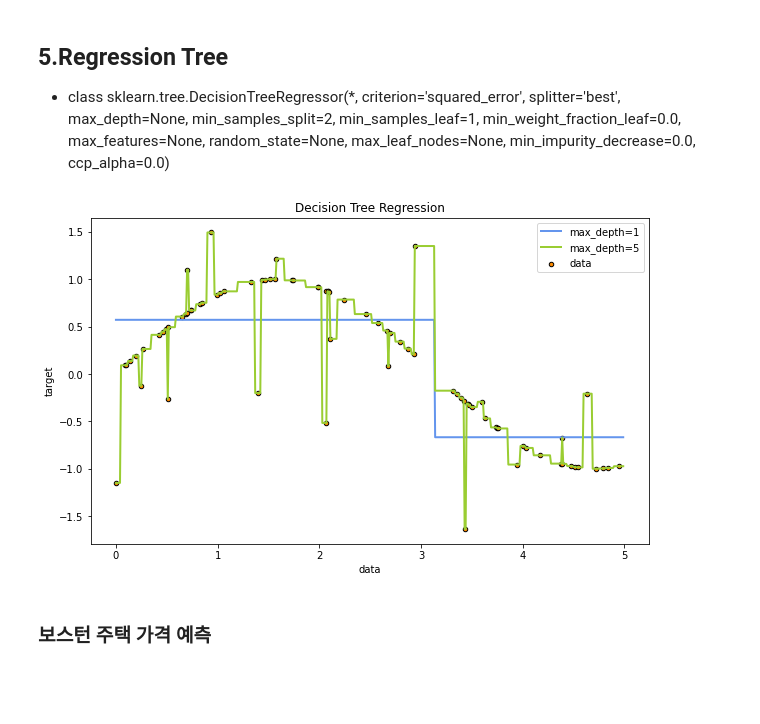
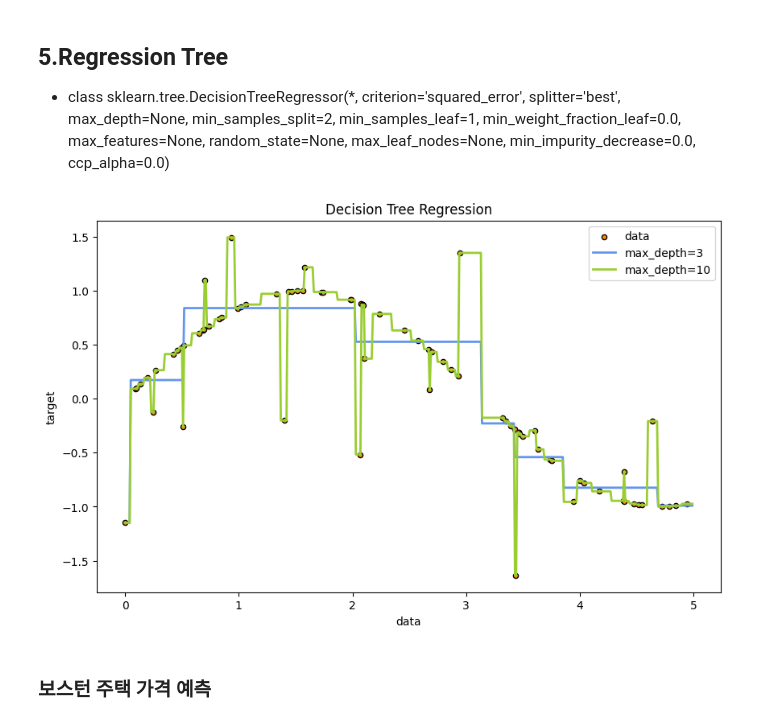
Before and after one commit to blacbakery/py_worksapce, a Jupyter notebook: 강의 노트/05_MachineLearning/p_Camp_ML_05_DecisionTree_LAB.ipynb, the cells around one changed output. Saved outputs shown, nothing was run; the diff lists cells and outputs as text; code cells hidden in the pictures; blank space fills up the shorter version.

```diff
--- a/강의 노트/05_MachineLearning/p_Camp_ML_05_DecisionTree_LAB.ipynb
+++ b/강의 노트/05_MachineLearning/p_Camp_ML_05_DecisionTree_LAB.ipynb
@@ -546,36 +571,36 @@ plt.show()
 # Import the necessary modules and libraries
 import numpy as np
 from sklearn.tree import DecisionTreeRegressor
 import matplotlib.pyplot as plt
 
 # Create a random dataset
 rng = np.random.RandomState(1)
 X = np.sort(5 * rng.rand(80, 1), axis=0)
 y = np.sin(X).ravel()
 y[::5] += 3 * (0.5 - rng.rand(16))
 
 # Fit regression model
-regr_1 = DecisionTreeRegressor(max_depth=1)
+regr_1 = DecisionTreeRegressor(max_depth=3)
 regr_2 = DecisionTreeRegressor()
 regr_1.fit(X, y)
 regr_2.fit(X, y)
 
 # Predict
 X_test = np.arange(0.0, 5.0, 0.01)[:, np.newaxis]
 y_1 = regr_1.predict(X_test)
 y_2 = regr_2.predict(X_test)
 
 # Plot the results
 plt.figure(figsize=(10, 6))
 plt.scatter(X, y, s=20, edgecolor="black", c="darkorange", label="data")
-plt.plot(X_test, y_1, color="cornflowerblue", label="max_depth=1", linewidth=2)
-plt.plot(X_test, y_2, color="yellowgreen", label="max_depth=5", linewidth=2)
+plt.plot(X_test, y_1, color="cornflowerblue", label=f"max_depth={regr_1.get_depth()}", linewidth=2)
+plt.plot(X_test, y_2, color="yellowgreen", label=f"max_depth={regr_2.get_depth()}", linewidth=2)
 plt.xlabel("data")
 plt.ylabel("target")
 plt.title("Decision Tree Regression")
 plt.legend()
 plt.show()
 # %% [output]
-[figure, old version]
+[figure, new version]
 # %% [markdown]
 ### 보스턴 주택 가격 예측
```
Also changed, not shown: parts of 9 cells of this notebook, 9 other files.
